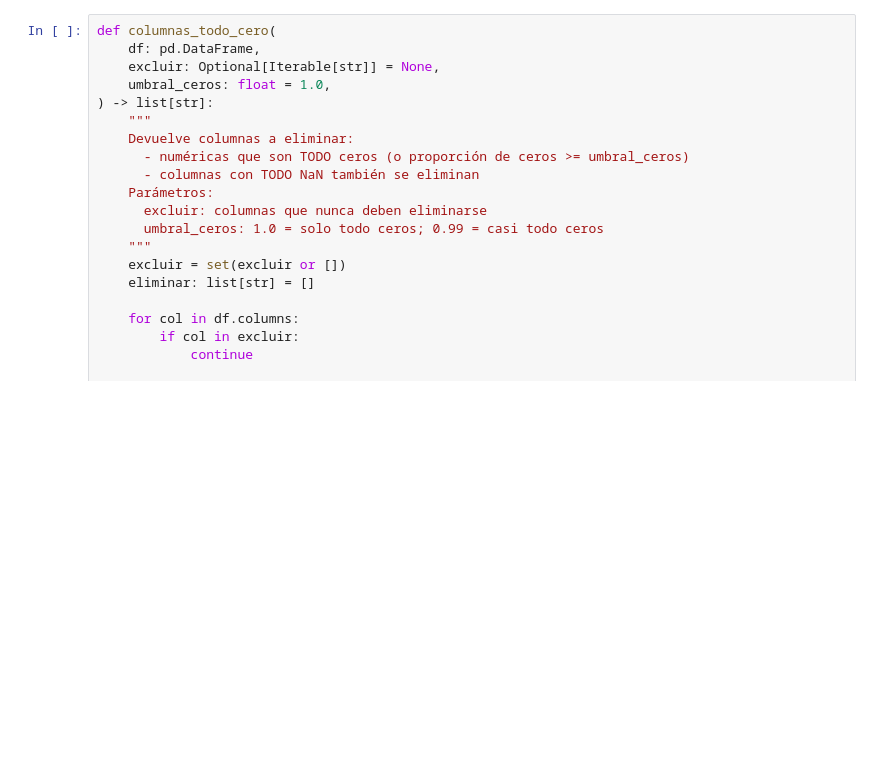
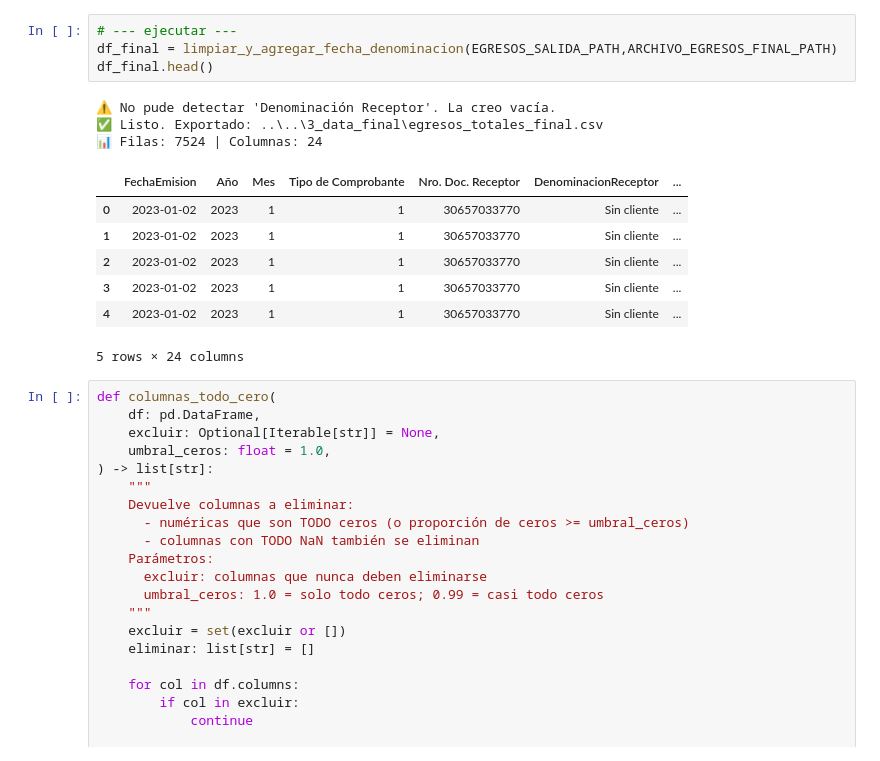
Before and after one commit to juanzappe/sanluis, a Jupyter notebook: notebook/ARCA/limpiar.ipynb, the cells around one changed output. Saved outputs shown, nothing was run; the diff lists cells and outputs as text; blank space fills up the shorter version.

```diff
--- a/notebook/ARCA/limpiar.ipynb
+++ b/notebook/ARCA/limpiar.ipynb
@@ -148,3 +158,18 @@ df_final.head()
+# %%
+# --- ejecutar ---
+df_final = limpiar_y_agregar_fecha_denominacion(EGRESOS_SALIDA_PATH,ARCHIVO_EGRESOS_FINAL_PATH)
+df_final.head()
+# %% [output]
+⚠️ No pude detectar 'Denominación Receptor'. La creo vacía.
+✅ Listo. Exportado: ..\..\3_data_final\egresos_totales_final.csv
+📊 Filas: 7524 | Columnas: 24
+|  | FechaEmision | Año | Mes | Tipo de Comprobante | Nro. Doc. Receptor | DenominacionReceptor | ... |
+| 0 | 2023-01-02 | 2023 | 1 | 1 | 30657033770 | Sin cliente | ... |
+| 1 | 2023-01-02 | 2023 | 1 | 1 | 30657033770 | Sin cliente | ... |
+| 2 | 2023-01-02 | 2023 | 1 | 1 | 30657033770 | Sin cliente | ... |
+| 3 | 2023-01-02 | 2023 | 1 | 1 | 30657033770 | Sin cliente | ... |
+| 4 | 2023-01-02 | 2023 | 1 | 1 | 30657033770 | Sin cliente | ... |
+5 rows × 24 columns
 # %%
 def columnas_todo_cero(
     df: pd.DataFrame,
```
Also changed, not shown: parts of 7 cells of this notebook, 7 other files.
